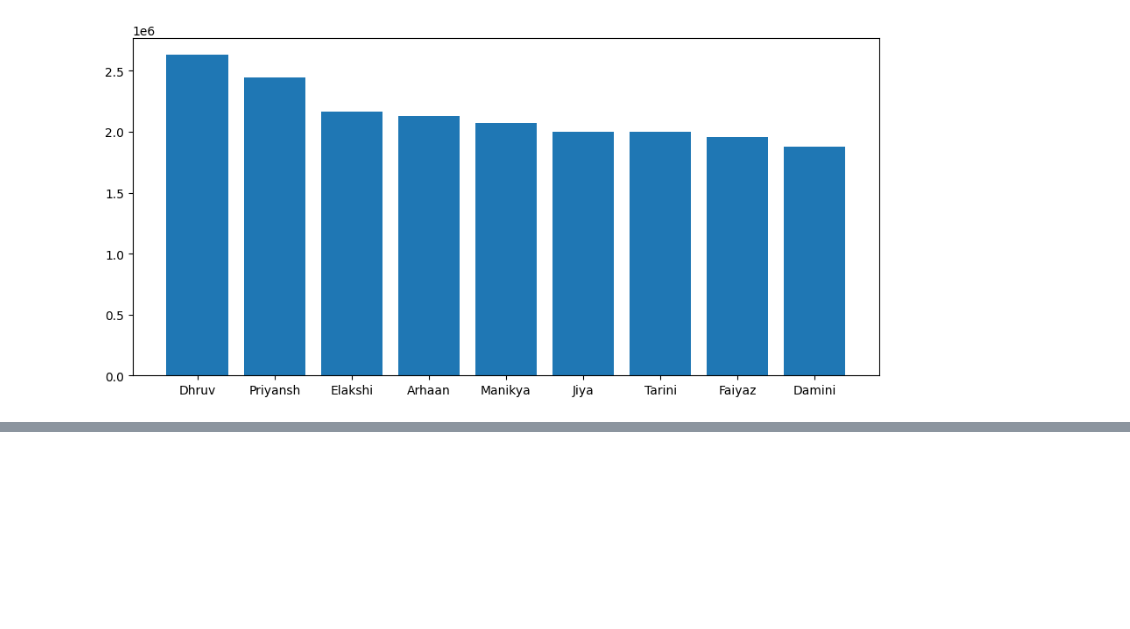
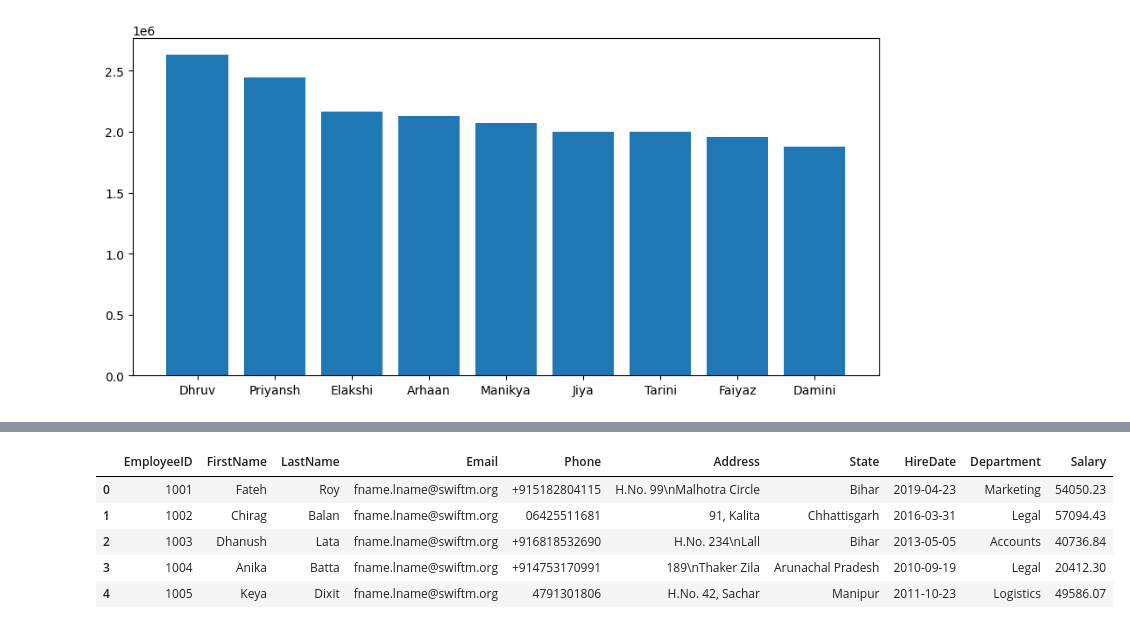
Before and after one commit to VishalMurya/Weekend_1000, a Jupyter notebook: Swiftmarket.ipynb, the cells around one changed output, grey strips where cells are left out. Saved outputs shown, nothing was run; the diff lists cells and outputs as text; code cells hidden in the pictures; blank space fills up the shorter version.

```diff
--- a/Swiftmarket.ipynb
+++ b/Swiftmarket.ipynb
@@ -125,0 +147,10 @@ plt.bar(x = customer , height= expend)
+# %%
+query = 'select * from employees limit 5;'
+read_query(query)
+# %% [output]
+|  | EmployeeID | FirstName | LastName | Email | Phone | Address | State | HireDate | Department | Salary |
+| 0 | 1001 | Fateh | Roy | fname.lname@swiftm.org | +915182804115 | H.No. 99\nMalhotra Circle | Bihar | 2019-04-23 | Marketing | 54050.23 |
+| 1 | 1002 | Chirag | Balan | fname.lname@swiftm.org | 06425511681 | 91, Kalita | Chhattisgarh | 2016-03-31 | Legal | 57094.43 |
+| 2 | 1003 | Dhanush | Lata | fname.lname@swiftm.org | +916818532690 | H.No. 234\nLall | Bihar | 2013-05-05 | Accounts | 40736.84 |
+| 3 | 1004 | Anika | Batta | fname.lname@swiftm.org | +914753170991 | 189\nThaker Zila | Arunachal Pradesh | 2010-09-19 | Legal | 20412.30 |
+| 4 | 1005 | Keya | Dixit | fname.lname@swiftm.org | 4791301806 | H.No. 42, Sachar | Manipur | 2011-10-23 | Logistics | 49586.07 |
```
Also changed, not shown: parts of 10 cells of this notebook.
